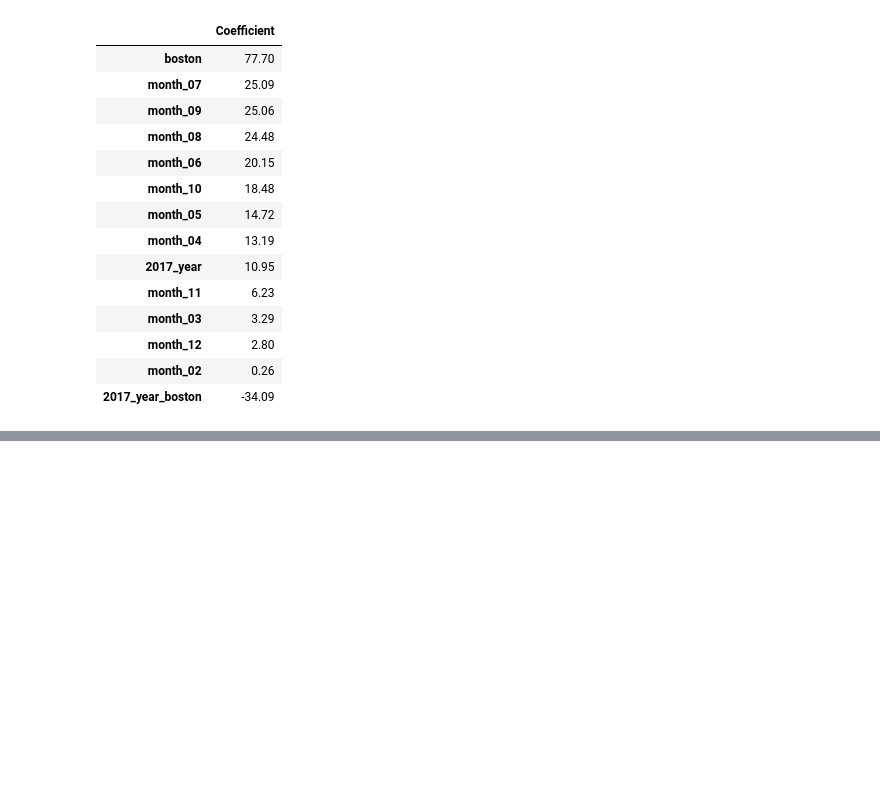
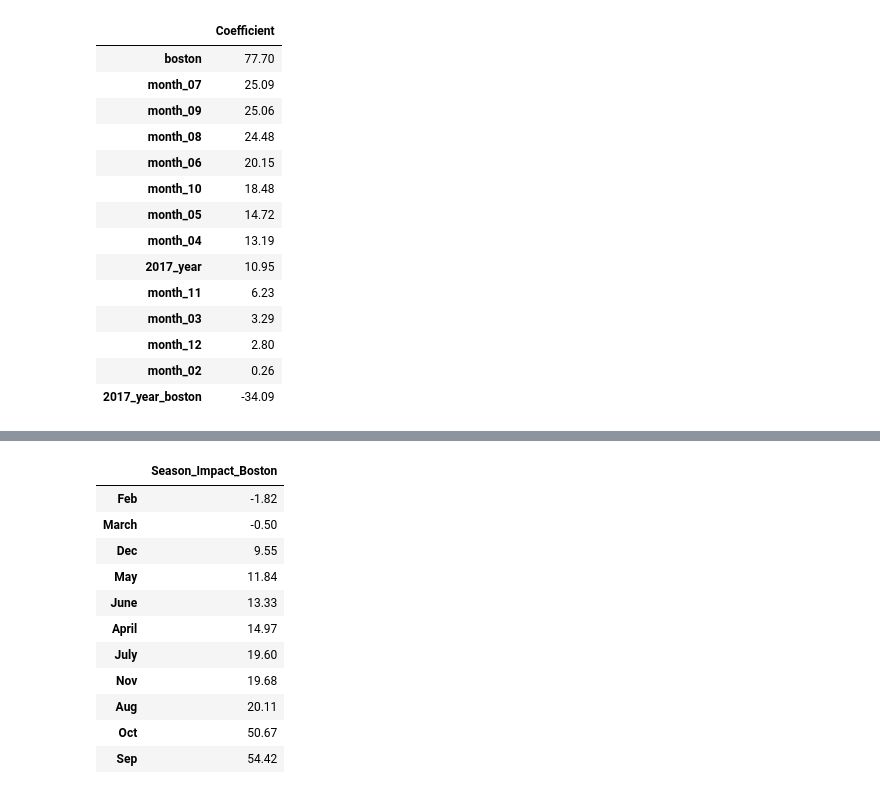
Before and after one commit to iaroslavm/udacity-project-1, a Jupyter notebook: airbnb_data_analysis.ipynb, the cells around one changed output, grey strips where cells are left out. Saved outputs shown, nothing was run; the diff lists cells and outputs as text; code cells hidden in the pictures; blank space fills up the shorter version.

```diff
--- a/airbnb_data_analysis.ipynb
+++ b/airbnb_data_analysis.ipynb
@@ -555,0 +576,28 @@ monthly_calendar_df.groupby(['boston','2017_year']).count()
+# %%
+# 27. combine coefficients for Seattle and Boston to infere overall change of prices in Boston in comparison to January
+coefficients_df = monthly_results['coefficients'].sort_index()
+boston_coefficients_df = coefficients_df[coefficients_df.index.str.contains('boston')
+                                         & (coefficients_df.index != 'boston')].reset_index(drop=True)
+seattle_coefficients_df = coefficients_df[~coefficients_df.index.str.contains('boston')].reset_index(drop=True)
+# %%
+seasonality_df = boston_coefficients_df.merge(seattle_coefficients_df, left_index=True, right_index=True)
+seasonality_df.index = ['Feb','March','April','May','June','July','Aug','Sep','Oct','Nov','Dec']
+# %%
+seasonality_df.columns = ['Season_Impact_Boston', 'Season_Impact_Seattle']
+seasonality_df['Season_Impact_Boston'] = seasonality_df['Season_Impact_Boston'] + seasonality_df['Season_Impact_Seattle']
+# %%
+# Sort values for Boston
+seasonality_df[['Season_Impact_Boston']].sort_values('Season_Impact_Boston').head(11)
+# %% [output]
+|  | Season_Impact_Boston |
+| Feb | -1.82 |
+| March | -0.50 |
+| Dec | 9.55 |
+| May | 11.84 |
+| June | 13.33 |
+| April | 14.97 |
+| July | 19.60 |
+| Nov | 19.68 |
+| Aug | 20.11 |
+| Oct | 50.67 |
+| Sep | 54.42 |
```
Also changed, not shown: parts of 5 cells of this notebook.
